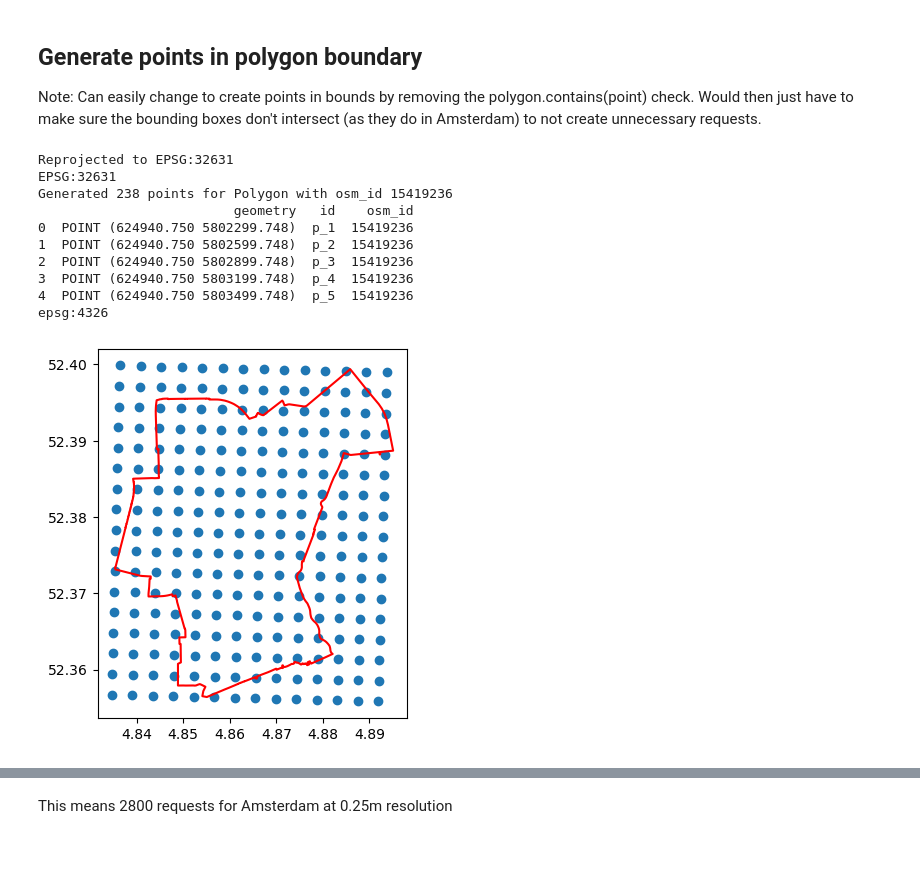
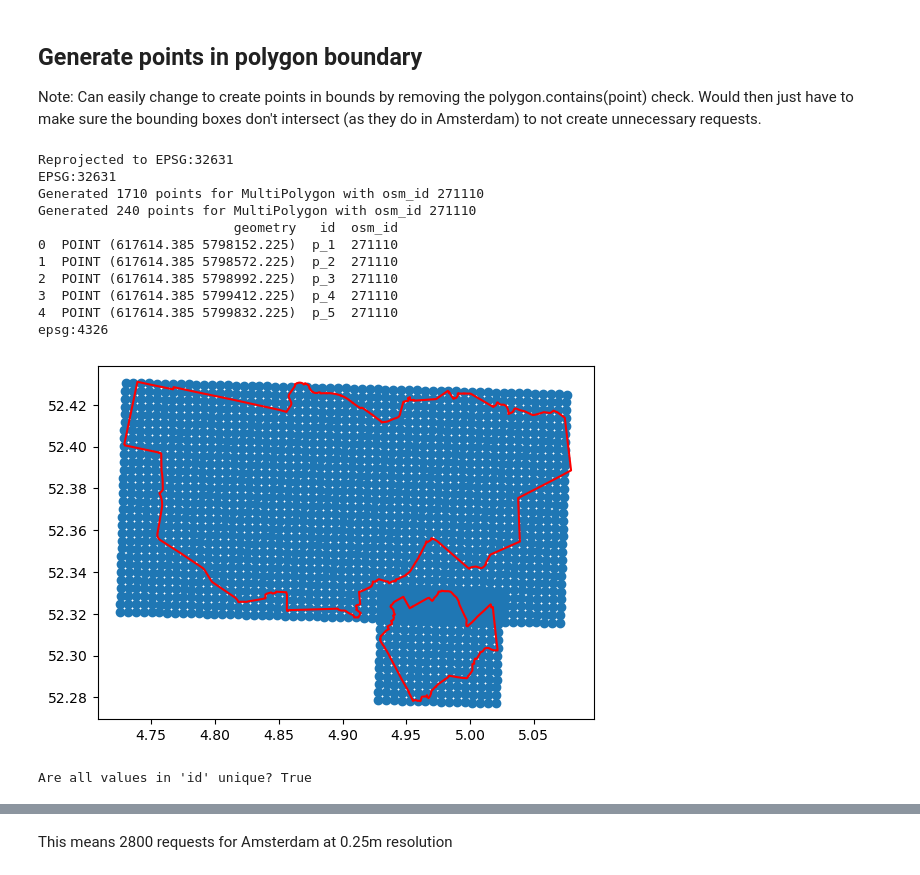
Before and after one commit to lukasbeuster/throwing_shade, a Jupyter notebook: code/240607_Download_SolarAPI.ipynb, the cells around one changed output, grey strips where cells are left out. Saved outputs shown, nothing was run; the diff lists cells and outputs as text; code cells hidden in the pictures.

```diff
--- a/code/240607_Download_SolarAPI.ipynb
+++ b/code/240607_Download_SolarAPI.ipynb
@@ -30,7 +30,7 @@ from tqdm import tqdm
 # %% [markdown]
 https://osmnx.readthedocs.io/en/stable/user-reference.html#osmnx.geocoder.geocode_to_gdf
 # %%
-place = "West, Amsterdam"
+place = "Amsterdam"
 gdf = ox.geocoder.geocode_to_gdf(place)
 # %%
 gdf.explore()
@@ -159,7 +159,7 @@ if gdf.crs is None:
     raise ValueError("Input GeoDataFrame does not have a CRS defined.")
 
 # Define the spacing (150 meters in this case)
-spacing = 300
+spacing = 420
 
 # Reproject the GeoDataFrame to a projected CRS (e.g., UTM) if it is in a geographic CRS
 if gdf.crs.is_geographic:
@@ -168,41 +168,48 @@ if gdf.crs.is_geographic:
     min_x = bounds['minx'].min()
     max_x = bounds['maxx'].max()
     min_y = bounds['miny'].min()
     max_y = bounds['maxy'].max()
 
     utm_crs = lat_lon_to_utm_epsg(min_x, min_y, max_x, max_y)
     projected_gdf = gdf.to_crs(utm_crs)
     print(f'Reprojected to {utm_crs}')
 else:
     projected_gdf = gdf
     print(f'CRS was already projected')
 
 print(projected_gdf.crs)
 
 # Generate the points GeoDataFrame in the projected CRS
 points_gdf = create_points_geodataframe(projected_gdf, spacing, contains=False)
 print(points_gdf[0:5])
 # points_gdf.plot()
 # Reproject the points back to the original CRS so we can use it for the API query
 if gdf.crs.is_geographic:
     points_gdf = points_gdf.to_crs(gdf.crs)
 
 print(points_gdf.crs)
 points_gdf.plot()
 gdf.boundary.plot(ax=plt.gca(), color='red')
 plt.show()
 # %% [output]
 Reprojected to EPSG:32631
 EPSG:32631
-Generated 238 points for Polygon with osm_id 15419236
-                         geometry   id    osm_id
-0  POINT (624940.750 5802299.748)  p_1  15419236
-1  POINT (624940.750 5802599.748)  p_2  15419236
-2  POINT (624940.750 5802899.748)  p_3  15419236
-3  POINT (624940.750 5803199.748)  p_4  15419236
-4  POINT (624940.750 5803499.748)  p_5  15419236
+Generated 1710 points for MultiPolygon with osm_id 271110
+Generated 240 points for MultiPolygon with osm_id 271110
+                         geometry   id  osm_id
+0  POINT (617614.385 5798152.225)  p_1  271110
+1  POINT (617614.385 5798572.225)  p_2  271110
+2  POINT (617614.385 5798992.225)  p_3  271110
+3  POINT (617614.385 5799412.225)  p_4  271110
+4  POINT (617614.385 5799832.225)  p_5  271110
 epsg:4326
-[figure, old version]
+[figure, new version]
+# %%
+# Check if all values in 'column1' are unique
+is_column1_unique = points_gdf['id'].is_unique
+print(f"Are all values in 'id' unique? {is_column1_unique}")
+# %% [output]
+Are all values in 'id' unique? True
 # %%
 # Create a new figure and axis
 fig, ax = plt.subplots()
```
Also changed, not shown: parts of 3 cells of this notebook, 5 other files.
